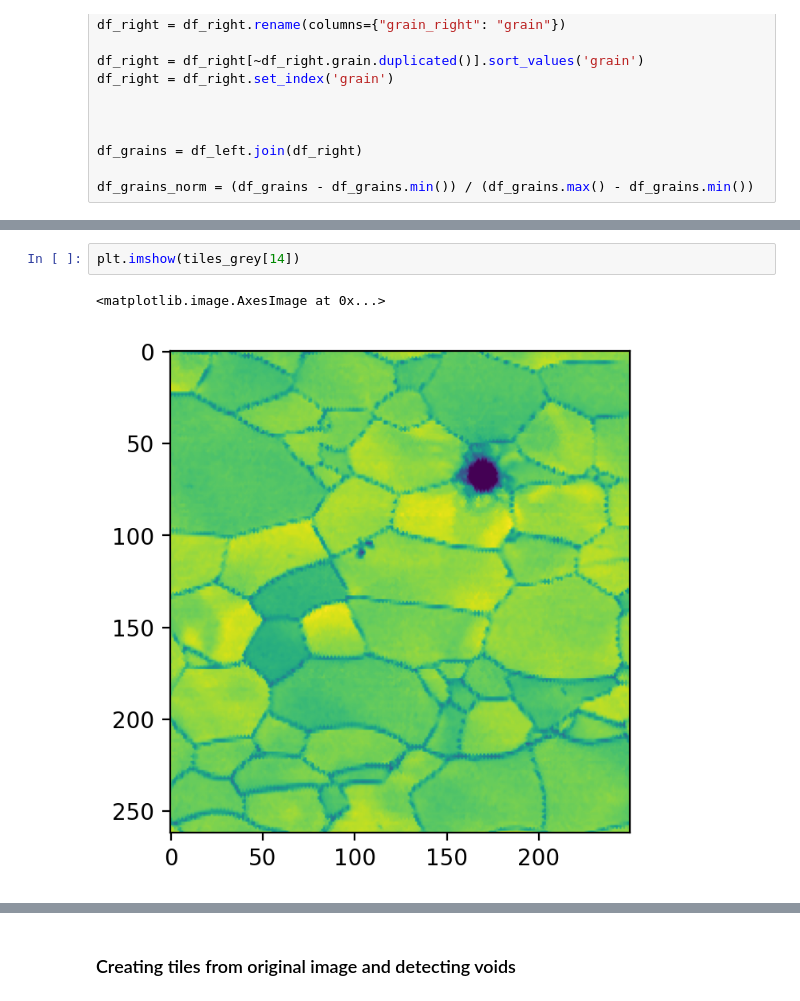
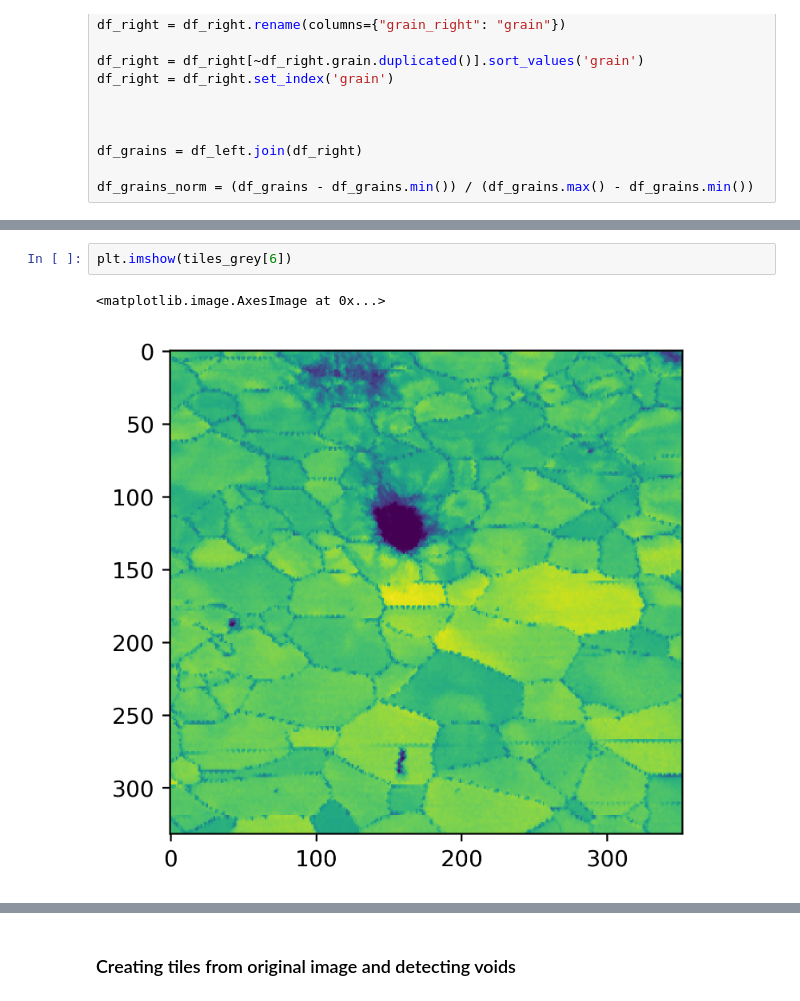
Before and after one commit to bruno-manoel-dbki/tantalum, a Jupyter notebook: source/Divide_et_Vince.ipynb, the cells around one changed output, grey strips where cells are left out. Cells and saved outputs as stored; diff of their text form.

```diff
--- a/source/Divide_et_Vince.ipynb
+++ b/source/Divide_et_Vince.ipynb
@@ -334,7 +338,7 @@ Clipping input data to the valid range for imshow with RGB data ([0..1] for floa
 # %%
-plt.imshow(tiles_grey[14])
+plt.imshow(tiles_grey[6])
 # %% [output]
 <matplotlib.image.AxesImage at 0x...>
-[figure, old version]
+[figure, new version]
 # %%
 len(tiles)
```
Also changed, not shown: parts of 15 cells of this notebook, 1 other file.
